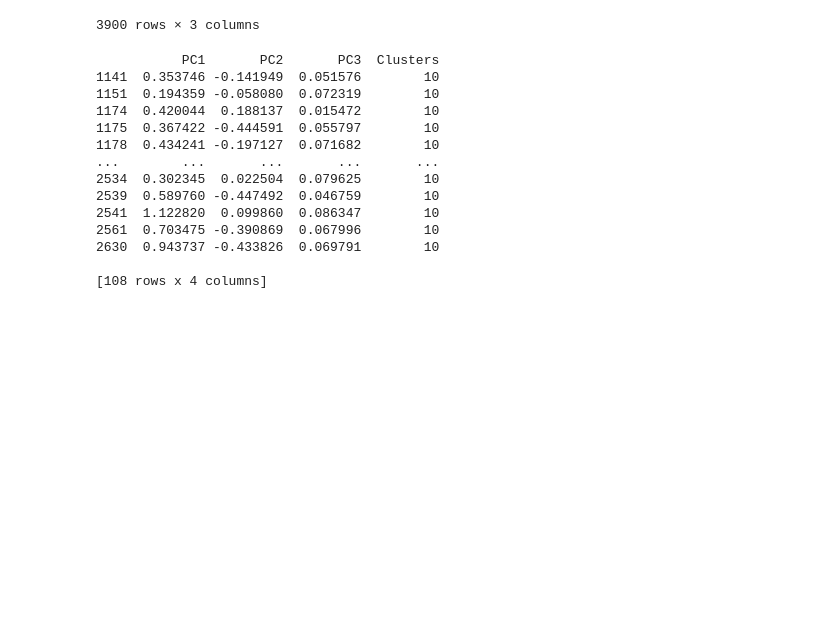
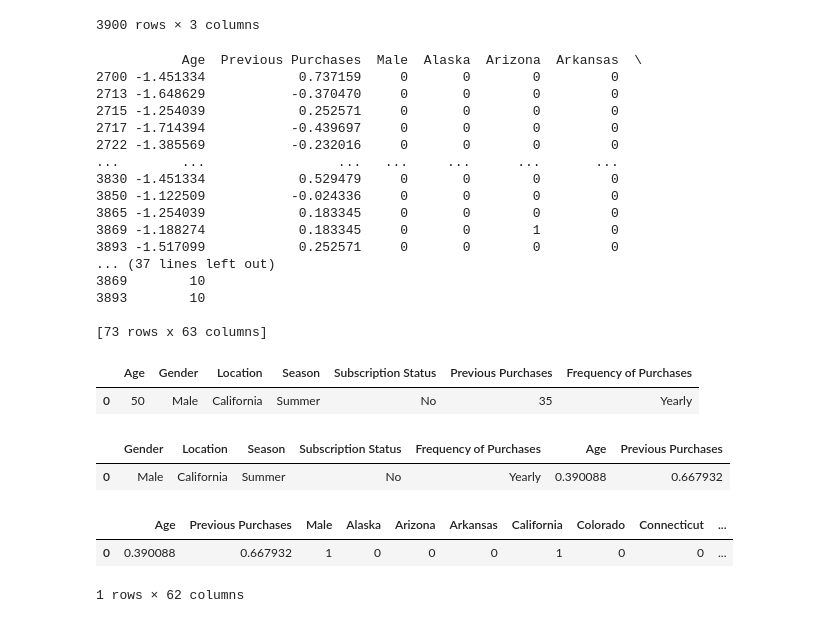
Before and after one commit to suyashgoel/product-recommendation, a Jupyter notebook: product-recommendation.ipynb, the cells around one changed output. Saved outputs shown, nothing was run; the diff lists cells and outputs as text; code cells hidden in the pictures; blank space fills up the shorter version.

```diff
--- a/product-recommendation.ipynb
+++ b/product-recommendation.ipynb
@@ -136,17 +142,20 @@ updated_df["Clusters"] = labels
 # %%
-print(updated_df.loc[updated_df["Clusters"] == 10])
+print(selected_features_df.loc[selected_features_df["Clusters"] == 10])
 # %% [output]
-           PC1       PC2       PC3  Clusters
-1141  0.353746 -0.141949  0.051576        10
-1151  0.194359 -0.058080  0.072319        10
-1174  0.420044  0.188137  0.015472        10
-1175  0.367422 -0.444591  0.055797        10
-1178  0.434241 -0.197127  0.071682        10
-...        ...       ...       ...       ...
-2534  0.302345  0.022504  0.079625        10
-2539  0.589760 -0.447492  0.046759        10
-2541  1.122820  0.099860  0.086347        10
-2561  0.703475 -0.390869  0.067996        10
-2630  0.943737 -0.433826  0.069791        10
+           Age  Previous Purchases  Male  Alaska  Arizona  Arkansas  \
+2700 -1.451334            0.737159     0       0        0         0
+2713 -1.648629           -0.370470     0       0        0         0
+2715 -1.254039            0.252571     0       0        0         0
+2717 -1.714394           -0.439697     0       0        0         0
+2722 -1.385569           -0.232016     0       0        0         0
+...        ...                 ...   ...     ...      ...       ...
+3830 -1.451334            0.529479     0       0        0         0
+3850 -1.122509           -0.024336     0       0        0         0
+3865 -1.254039            0.183345     0       0        0         0
+3869 -1.188274            0.183345     0       0        1         0
+3893 -1.517099            0.252571     0       0        0         0
+... (37 lines left out)
+3869        10
+3893        10
 
-[108 rows x 4 columns]
+[73 rows x 63 columns]
@@ -154,0 +162,43 @@ df = pd.concat([df, updated_df["Clusters"]], axis=1)
+# %%
+# df[['Age','Gender', 'Location', 'Season', 'Subscription Status', 'Previous Purchases', 'Frequency of Purchases']]
+
+row = [50, 'Male', 'California', 'Summer', 'No', 35, 'Yearly']
+
+sample = pd.DataFrame([row], columns=['Age','Gender', 'Location', 'Season', 'Subscription Status', 'Previous Purchases', 'Frequency of Purchases'])
+
+sample
+# %% [output]
+|  | Age | Gender | Location | Season | Subscription Status | Previous Purchases | Frequency of Purchases |
+| 0 | 50 | Male | California | Summer | No | 35 | Yearly |
+# %%
+
+# Scale numeric featurescaled_sample = pd.DataFrame(StandardScaler().fit_transform(sample[['Age', 'Previous Purchases']]), columns=['Age', 'Previous Purchases'])
+
+scaled_sample = pd.DataFrame(sc.transform(sample[['Age', 'Previous Purchases']]), columns=['Age', 'Previous Purchases'])
+
+sample.drop(columns=['Age', 'Previous Purchases'], inplace=True)
+
+sample = pd.concat([sample, scaled_sample], axis=1)
+# %%
+sample
+# %% [output]
+|  | Gender | Location | Season | Subscription Status | Frequency of Purchases | Age | Previous Purchases |
+| 0 | Male | California | Summer | No | Yearly | 0.390088 | 0.667932 |
+# %%
+bin_cols = list(selected_features_df.columns)
+bin_cols = bin_cols[2:len(bin_cols)-1]
+
+for col in bin_cols:
+    if sample['Gender'][0] in col or sample['Location'][0] in col or sample['Season'][0] in col or sample['Subscription Status'][0] in col or sample['Frequency of Purchases'][0] in col:
+        new_col = pd.DataFrame([1], columns=[col])
+    else:
+        new_col = pd.DataFrame([0], columns=[col])
+    sample = pd.concat([sample, new_col], axis=1)
+
+sample.drop(columns=['Gender', 'Location', 'Season', 'Subscription Status', 'Frequency of Purchases'], inplace=True)
+# %%
+sample
+# %% [output]
+|  | Age | Previous Purchases | Male | Alaska | Arizona | Arkansas | California | Colorado | Connecticut | ... |
+| 0 | 0.390088 | 0.667932 | 1 | 0 | 0 | 0 | 1 | 0 | 0 | ... |
+1 rows × 62 columns
```
Also changed, not shown: parts of 16 cells of this notebook.
